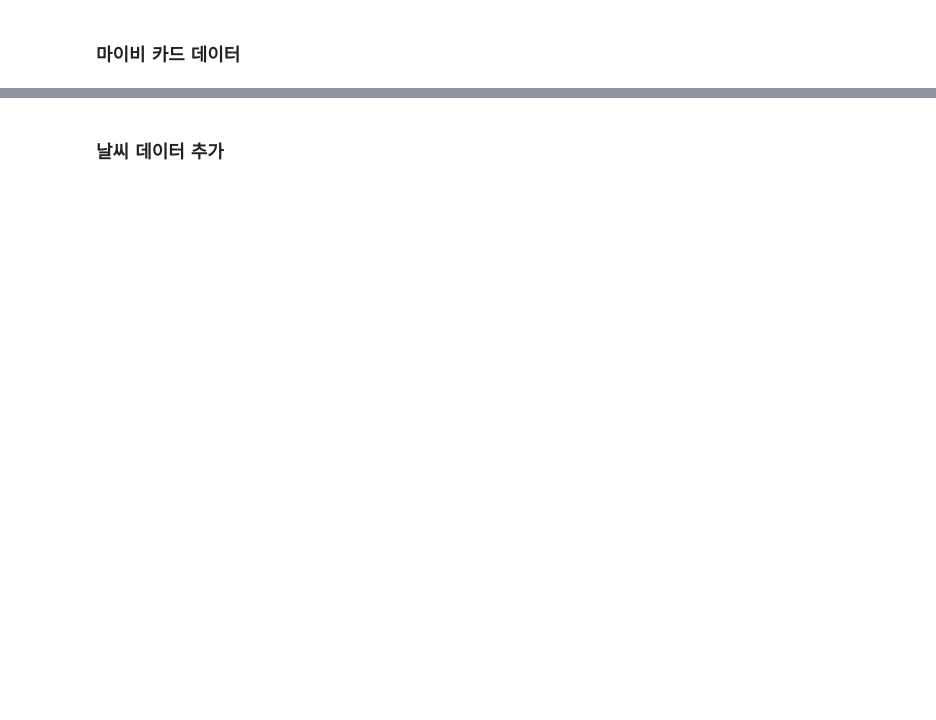
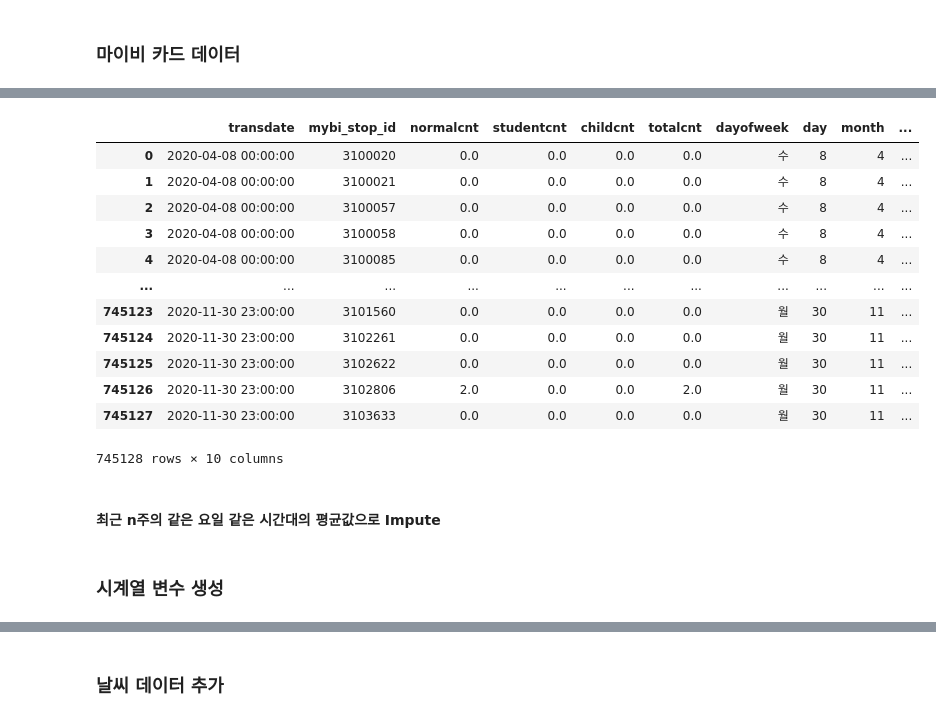
Before and after one commit to Goodmytoy/Passenger_Demand, a Jupyter notebook: model/create_data/Data_Merge.ipynb, the cells around one changed output, grey strips where cells are left out. Saved outputs shown, nothing was run; the diff lists cells and outputs as text; code cells hidden in the pictures; blank space fills up the shorter version.

Commit message:
data merge

```diff
--- a/model/create_data/Data_Merge.ipynb
+++ b/model/create_data/Data_Merge.ipynb
@@ -62,0 +92,32 @@ mybicard_401 = pd.merge(mybicard_401, bus_stop[["stop_id", "longitude", "latitud
+# %%
+all_date = pd.merge(transdate_df, mybi_stop_id_df, how = "cross")
+# %%
+ml_data = pd.merge(all_date, cnt_df, on = ["mybi_stop_id", "transdate"], how = "left")
+# %%
+# 요일, 날짜, 월 변수 생성
+ml_data["dayofweek"] = ml_data["transdate"].dt.dayofweek
+dow_dict = {0:"월", 1:"화", 2:"수", 3:"목", 4:"금", 5:"토", 6:"일"}
+ml_data["dayofweek"] = ml_data["dayofweek"].replace(dow_dict)
+ml_data["day"] = ml_data["transdate"].dt.day
+ml_data["month"] = ml_data["transdate"].dt.month
+ml_data["hour"] = ml_data["transdate"].dt.hour
+# %%
+ml_data = ml_data.fillna(0)
+# %%
+ml_data
+# %% [output]
+|  | transdate | mybi_stop_id | normalcnt | studentcnt | childcnt | totalcnt | dayofweek | day | month | ... |
+| 0 | 2020-04-08 00:00:00 | 3100020 | 0.0 | 0.0 | 0.0 | 0.0 | 수 | 8 | 4 | ... |
+| 1 | 2020-04-08 00:00:00 | 3100021 | 0.0 | 0.0 | 0.0 | 0.0 | 수 | 8 | 4 | ... |
+| 2 | 2020-04-08 00:00:00 | 3100057 | 0.0 | 0.0 | 0.0 | 0.0 | 수 | 8 | 4 | ... |
+| 3 | 2020-04-08 00:00:00 | 3100058 | 0.0 | 0.0 | 0.0 | 0.0 | 수 | 8 | 4 | ... |
+| 4 | 2020-04-08 00:00:00 | 3100085 | 0.0 | 0.0 | 0.0 | 0.0 | 수 | 8 | 4 | ... |
+| ... | ... | ... | ... | ... | ... | ... | ... | ... | ... | ... |
+| 745123 | 2020-11-30 23:00:00 | 3101560 | 0.0 | 0.0 | 0.0 | 0.0 | 월 | 30 | 11 | ... |
+| 745124 | 2020-11-30 23:00:00 | 3102261 | 0.0 | 0.0 | 0.0 | 0.0 | 월 | 30 | 11 | ... |
+| 745125 | 2020-11-30 23:00:00 | 3102622 | 0.0 | 0.0 | 0.0 | 0.0 | 월 | 30 | 11 | ... |
+| 745126 | 2020-11-30 23:00:00 | 3102806 | 2.0 | 0.0 | 0.0 | 2.0 | 월 | 30 | 11 | ... |
+| 745127 | 2020-11-30 23:00:00 | 3103633 | 0.0 | 0.0 | 0.0 | 0.0 | 월 | 30 | 11 | ... |
+745128 rows × 10 columns
+# %% [markdown]
+#### 최근 n주의 같은 요일 같은 시간대의 평균값으로 Impute
@@ -62,0 +152,2 @@ mybicard_401 = pd.merge(mybicard_401, bus_stop[["stop_id", "longitude", "latitud
+# %% [markdown]
+### 시계열 변수 생성
```
Also changed, not shown: parts of 94 cells of this notebook, 11 other files.
